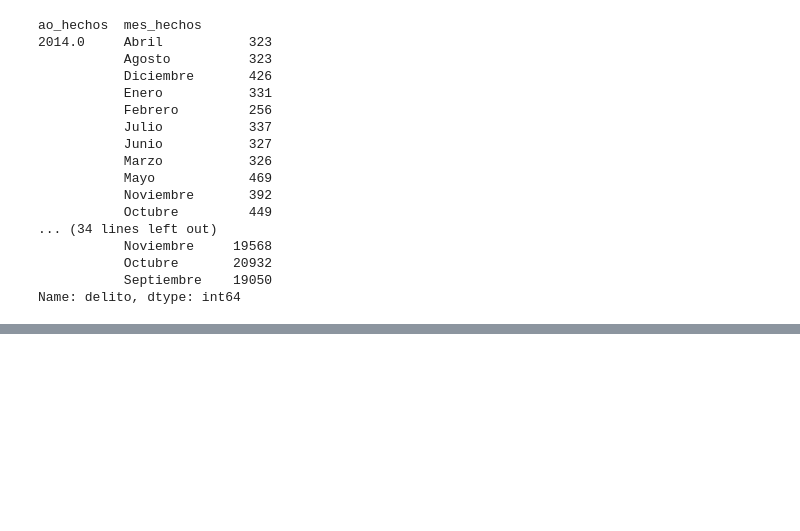
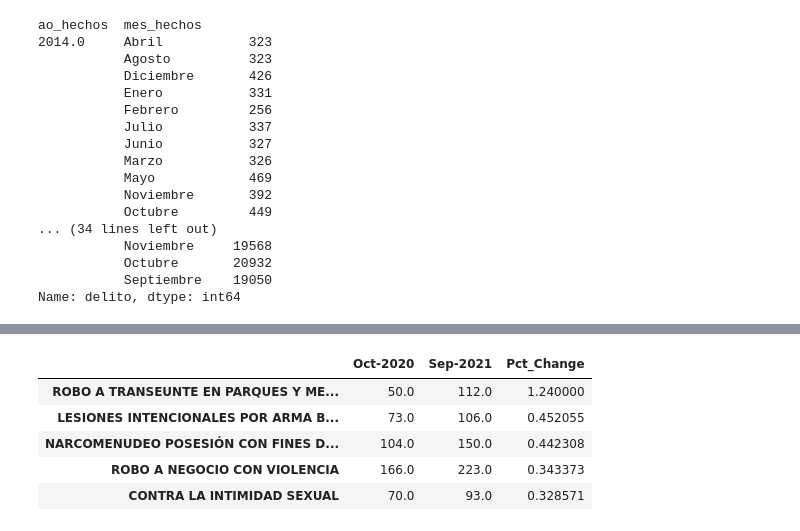
Before and after one commit to rperezme-data/Crime-Analysis-CDMX, a Jupyter notebook: CDMX Crime Exploratory Analysis.ipynb, the cells around one changed output, grey strips where cells are left out. Saved outputs shown, nothing was run; the diff lists cells and outputs as text; code cells hidden in the pictures; blank space fills up the shorter version.

```diff
--- a/CDMX Crime Exploratory Analysis.ipynb
+++ b/CDMX Crime Exploratory Analysis.ipynb
@@ -251,0 +325,26 @@ Name: delito, dtype: int64
+# %%
+## Build crime list
+delitos_list = FGJ_alcaldias.delito.value_counts().index
+# %%
+## Build crime rate change DF for last year
+crime_rate = pd.DataFrame(delitos_list.sort_values())
+crime_rate.set_index(delitos_list.sort_values(), inplace=True)
+crime_rate.drop(0, axis=1, inplace=True)
+
+crime_rate['Oct-2020'] = FGJ_alcaldias.loc[(FGJ_alcaldias.ao_hechos == 2020)&(FGJ_alcaldias.mes_hechos == 'Octubre')].delito.value_counts()
+crime_rate['Sep-2021'] = FGJ_alcaldias.loc[(FGJ_alcaldias.ao_hechos == 2021)&(FGJ_alcaldias.mes_hechos == 'Septiembre')].delito.value_counts()
+
+crime_rate.dropna(inplace=True)
+crime_rate = crime_rate.loc[(crime_rate['Oct-2020'] >= 50) & (crime_rate['Sep-2021'] >= 50)]
+
+crime_rate['Pct_Change'] = (crime_rate['Sep-2021'] - crime_rate['Oct-2020'])/crime_rate['Oct-2020']
+# %%
+## Top 5 crime increase rate
+crime_rate.sort_values(['Pct_Change'], ascending=False).head(5)
+# %% [output]
+|  | Oct-2020 | Sep-2021 | Pct_Change |
+| ROBO A TRANSEUNTE EN PARQUES Y ME... | 50.0 | 112.0 | 1.240000 |
+| LESIONES INTENCIONALES POR ARMA B... | 73.0 | 106.0 | 0.452055 |
+| NARCOMENUDEO POSESIÓN CON FINES D... | 104.0 | 150.0 | 0.442308 |
+| ROBO A NEGOCIO CON VIOLENCIA | 166.0 | 223.0 | 0.343373 |
+| CONTRA LA INTIMIDAD SEXUAL | 70.0 | 93.0 | 0.328571 |
```
Also changed, not shown: parts of 27 cells of this notebook.
